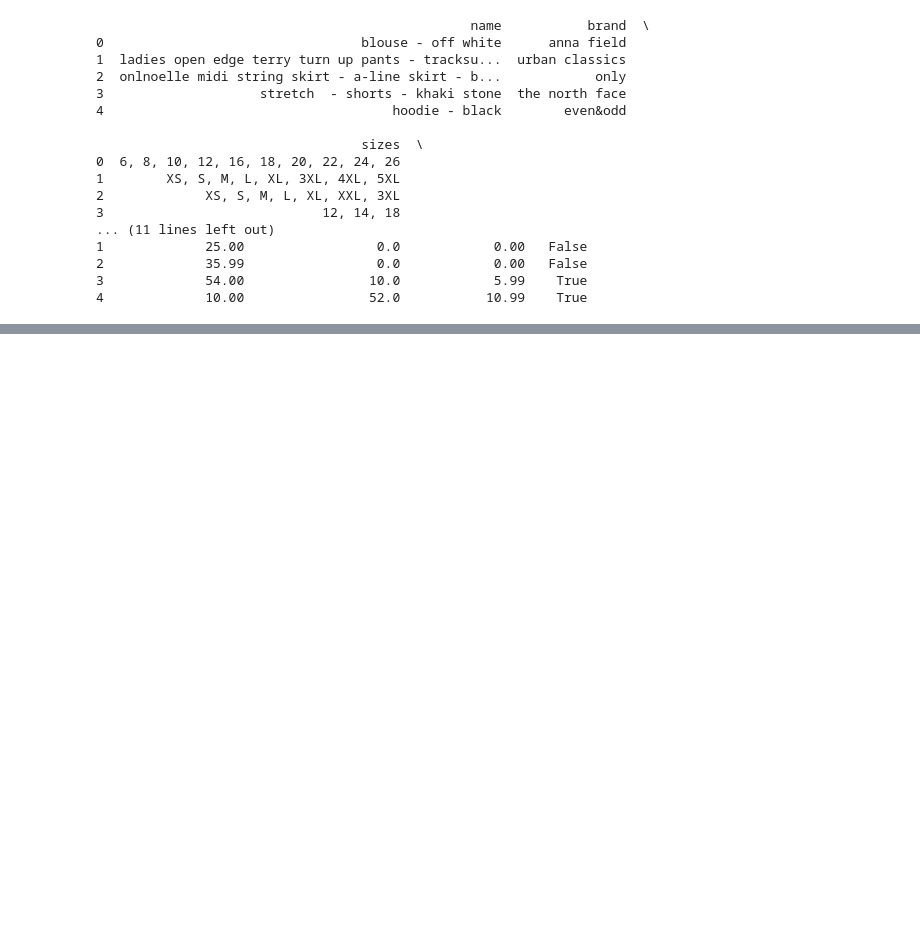
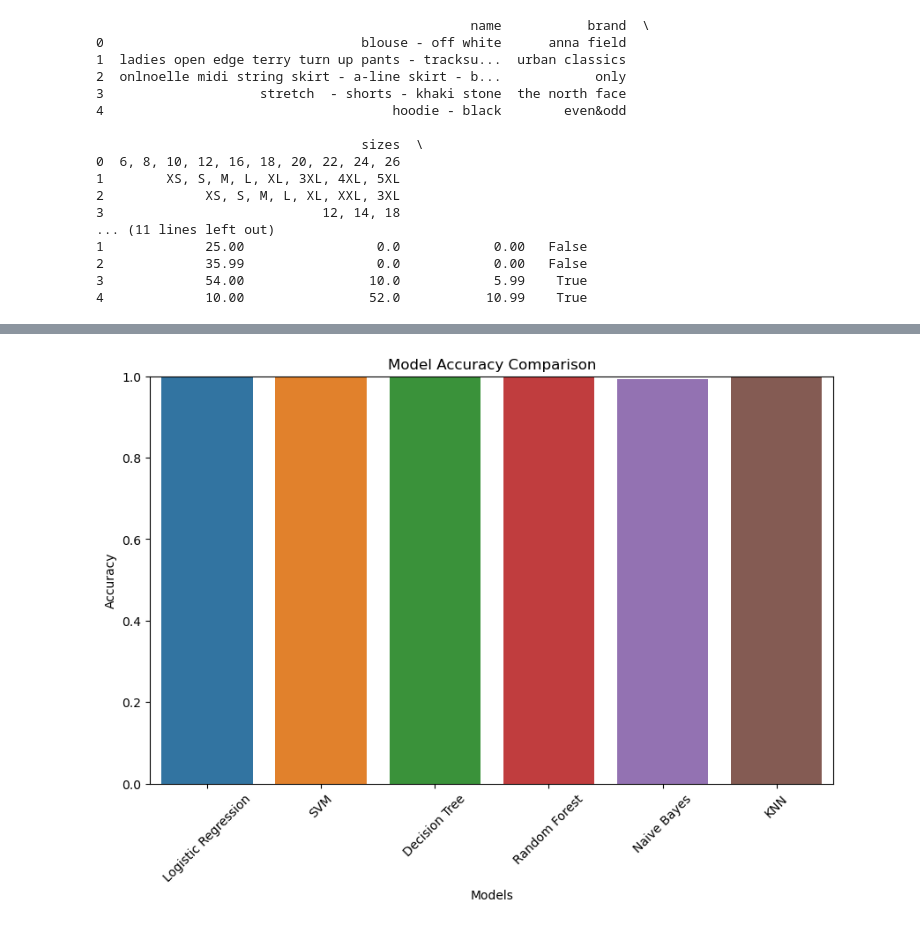
Before and after one commit to samanvitha-k/Machine-Learning-Assignment, a Jupyter notebook: data preprocessing.ipynb, the cells around one changed output, grey strips where cells are left out. Drawn from its saved outputs; the diff is of its cells as text; code cells hidden in the pictures; blank space fills up the shorter version.

```diff
--- a/data preprocessing.ipynb
+++ b/data preprocessing.ipynb
@@ -37,3 +37,13 @@ print(df.head())
 2             35.99                 0.0            0.00   False
 3             54.00                10.0            5.99    True
 4             10.00                52.0           10.99    True
+# %%
+# Split the data
+from sklearn.model_selection import train_test_split
+
+# Define features and target variable
+X = df[['originalPrice', 'promotionalPrice', 'discountPercentage', 'discountAmount']]
+y = df['onSale']  # Assuming 'onSale' is the target for classification
+
+# Split the data into training and testing sets
+X_train, X_test, y_train, y_test = train_test_split(X, y, test_size=0.2, random_state=42)
@@ -39,0 +196,15 @@ print(df.head())
+# %%
+# K-Nearest Neighbors (KNN)
+from sklearn.neighbors import KNeighborsClassifier
+
+# Train the model
+knn_model = KNeighborsClassifier()
+knn_model.fit(X_train, y_train)
+
+# Make predictions
+y_pred_knn = knn_model.predict(X_test)
+
+# Evaluate the model
+accuracy_knn = accuracy_score(y_test, y_pred_knn)
+print(f'KNN - Accuracy: {accuracy_knn}')
+print(classification_report(y_test, y_pred_knn))
@@ -39,0 +221,20 @@ print(df.head())
+# %%
+# Visualization
+import matplotlib.pyplot as plt
+import seaborn as sns
+
+# Model performance metrics
+models = ['Logistic Regression', 'SVM', 'Decision Tree', 'Random Forest', 'Naive Bayes', 'KNN']
+accuracies = [accuracy_logreg, accuracy_svm, accuracy_dt, accuracy_rf, accuracy_nb, accuracy_knn]
+
+# Create a bar plot
+plt.figure(figsize=(10, 6))
+sns.barplot(x=models, y=accuracies)
+plt.title('Model Accuracy Comparison')
+plt.xlabel('Models')
+plt.ylabel('Accuracy')
+plt.ylim(0, 1)
+plt.xticks(rotation=45)
+plt.show()
+# %% [output]
+[figure, added]
```
Also changed, not shown: parts of 10 cells of this notebook.
